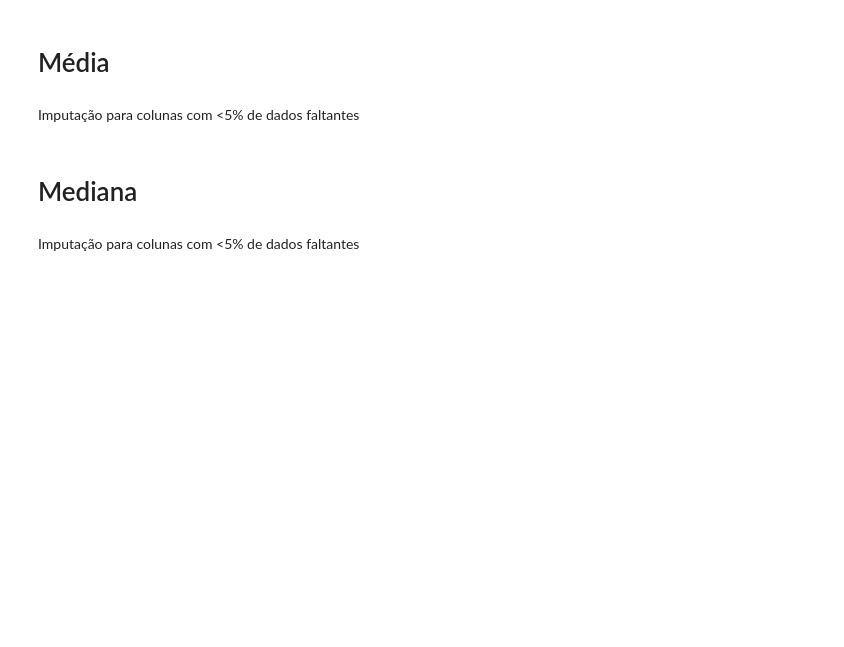
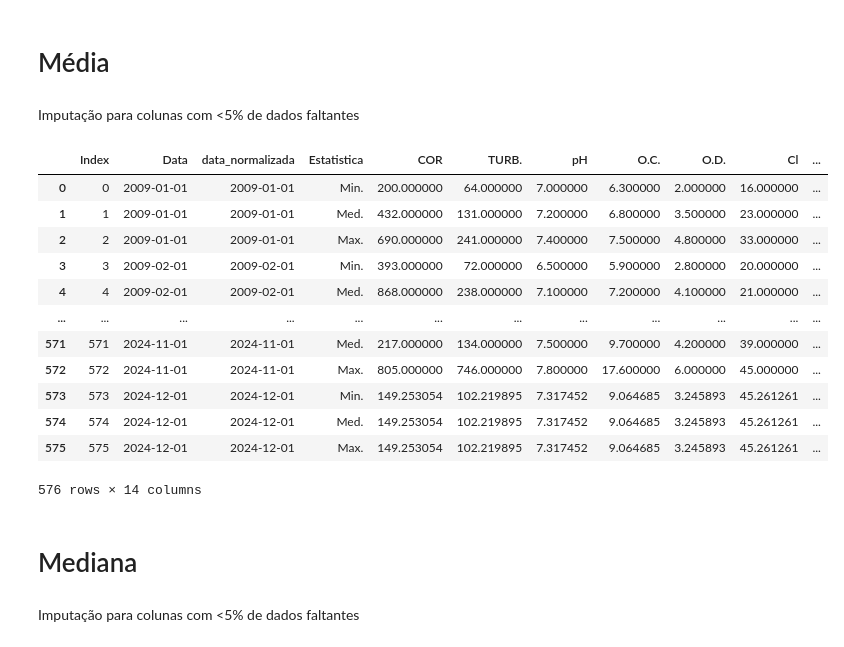
Before and after one commit to Guilherme-Betta/IC2, a Jupyter notebook: jupyter_notebooks/4_imputacao.ipynb, the cells around one changed output. Drawn from its saved outputs; the diff is of its cells as text; code cells hidden in the pictures; blank space fills up the shorter version.

```diff
--- a/jupyter_notebooks/4_imputacao.ipynb
+++ b/jupyter_notebooks/4_imputacao.ipynb
@@ -32,0 +38,4 @@ def filtro_colunas_5(df, variaveis, max_missing=0.05):
+# %%
+# Teste: filtra colunas com dados faltantes entre 5% e 15% (para KNN)
+df, metadados, variaveis = dados(r"data\input\dados_brutos.xlsx")
+filtro_colunas(df, variaveis=variaveis, min_missing=0.05, max_missing=0.15)
@@ -35,7 +46,8 @@ def filtro_colunas_5(df, variaveis, max_missing=0.05):
 # %% [markdown]
 Imputação para colunas com <5% de dados faltantes
 # %%
-def mean_imput(df, variaveis, max_missing=0.05, salvar_arquivo=True):
+def mean_imput(df, metadados, variaveis, max_missing=0.05,
+               return_reduced=False, save_missing_pct=False, salvar_arquivo=True):
     """
     Faz a imputação dos dados faltantes via média.
 
@@ -43,12 +55,19 @@ def mean_imput(df, variaveis, max_missing=0.05, salvar_arquivo=True):
     ----------
     df : pd.DataFrame
         DataFrame de interesse.
+    metadados : list
+        Lista de metadados presentes em df.
     variaveis : list
         Lista de variáveis presentes em df.
     max_missing : float, default 0.05
         Determina a fração máxima de dados faltantes tolerados numa coluna.
         Se a fração de dados faltantes for maior que max_missing, o algoritmo de
         imputação não será aplicado à coluna.
+    return_reduced : bool, default False
+        Se True, retorna apenas as colunas que receberam imputação.
+    save_missing_pct : bool, default False
+        Se True, retorna um dicionário com a porcentagem de dados faltantes
+        de cada coluna imputada.
     salvar_arquivo : bool, default True
         Determina se um arquivo Excel com o DataFrame pós imputação deve ser gerado.
 
@@ -56,13 +75,54 @@ def mean_imput(df, variaveis, max_missing=0.05, salvar_arquivo=True):
     -------
     df : pd.DataFrame
         DataFrame pós imputação.
+    missing_pct : dict, optional
+        Dicionário com as porcentagens de dados faltantes (apenas se save_missing_pct=True).
     """
     df = df.copy()
-    cols = filtro_colunas_5(df, variaveis, max_missing)
+    cols = filtro_colunas(df, variaveis, min_missing=0, max_missing=max_missing)
+
+    # Calcula porcentagem de dados faltantes antes de imputar
+    if save_missing_pct:
+        missing_pct = df[cols].isna().mean().to_dict()
+
+    # Faz a imputação
     df[cols] = df[cols].fillna(df[cols].mean())
+
+    # Retorna um DataFrame sem as variáveis que não passaram pela imputação
+    if return_reduced:
+        # Lista os nomes das colunas desejadas no DataFrame final.
+        colunas = set(cols + metadados)
+        # Busca as colunas presentes na lista anterior.
+        colunas = [col for col in df.columns if col in colunas]
+        # Reduz o DataFrame às colunas de metadados + variáveis imputadas.
+        df = df[colunas]
+
     if salvar_arquivo:
         salvar(df, "imput_mean")
+
+    if save_missing_pct:
+        return df, missing_pct
+
     return df
+# %%
+# Teste
+dados_limpos, metadados, variaveis = dados(r"data\input\dados_limpos.xlsx")
+
+mean_imput(dados_limpos, metadados=metadados, variaveis=variaveis, return_reduced=True)
+# %% [output]
+|  | Index | Data | data_normalizada | Estatistica | COR | TURB. | pH | O.C. | O.D. | Cl | ... |
+| 0 | 0 | 2009-01-01 | 2009-01-01 | Min. | 200.000000 | 64.000000 | 7.000000 | 6.300000 | 2.000000 | 16.000000 | ... |
+| 1 | 1 | 2009-01-01 | 2009-01-01 | Med. | 432.000000 | 131.000000 | 7.200000 | 6.800000 | 3.500000 | 23.000000 | ... |
+| 2 | 2 | 2009-01-01 | 2009-01-01 | Max. | 690.000000 | 241.000000 | 7.400000 | 7.500000 | 4.800000 | 33.000000 | ... |
+| 3 | 3 | 2009-02-01 | 2009-02-01 | Min. | 393.000000 | 72.000000 | 6.500000 | 5.900000 | 2.800000 | 20.000000 | ... |
+| 4 | 4 | 2009-02-01 | 2009-02-01 | Med. | 868.000000 | 238.000000 | 7.100000 | 7.200000 | 4.100000 | 21.000000 | ... |
+| ... | ... | ... | ... | ... | ... | ... | ... | ... | ... | ... | ... |
+| 571 | 571 | 2024-11-01 | 2024-11-01 | Med. | 217.000000 | 134.000000 | 7.500000 | 9.700000 | 4.200000 | 39.000000 | ... |
+| 572 | 572 | 2024-11-01 | 2024-11-01 | Max. | 805.000000 | 746.000000 | 7.800000 | 17.600000 | 6.000000 | 45.000000 | ... |
+| 573 | 573 | 2024-12-01 | 2024-12-01 | Min. | 149.253054 | 102.219895 | 7.317452 | 9.064685 | 3.245893 | 45.261261 | ... |
+| 574 | 574 | 2024-12-01 | 2024-12-01 | Med. | 149.253054 | 102.219895 | 7.317452 | 9.064685 | 3.245893 | 45.261261 | ... |
+| 575 | 575 | 2024-12-01 | 2024-12-01 | Max. | 149.253054 | 102.219895 | 7.317452 | 9.064685 | 3.245893 | 45.261261 | ... |
+576 rows × 14 columns
 # %% [markdown]
 # Mediana
 # %% [markdown]
```
Also changed, not shown: parts of 8 cells of this notebook, 3 other files.
